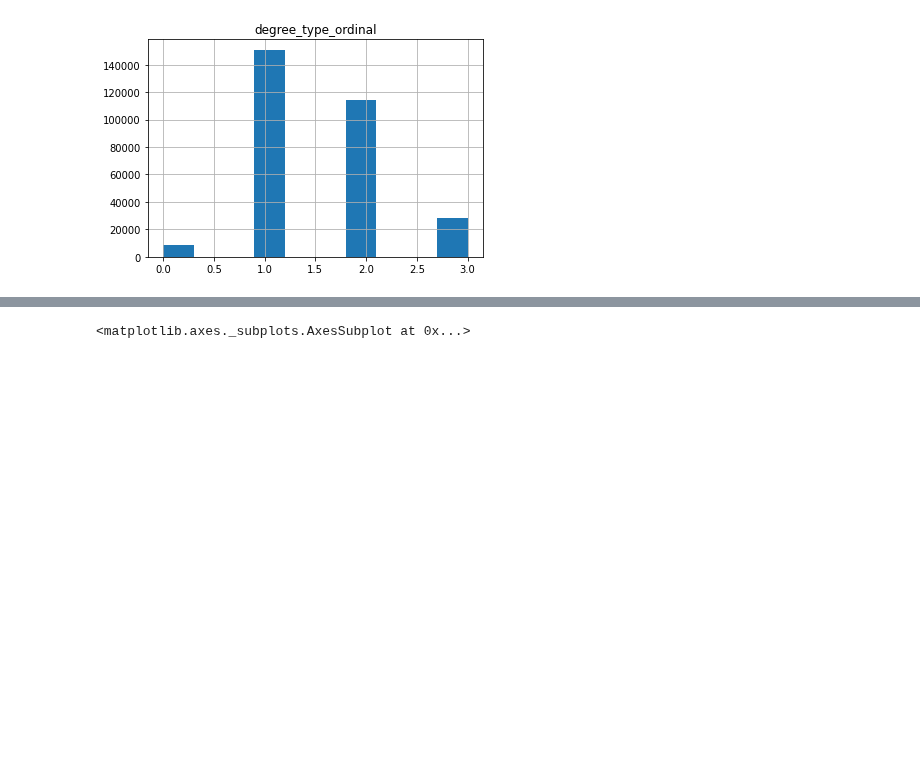
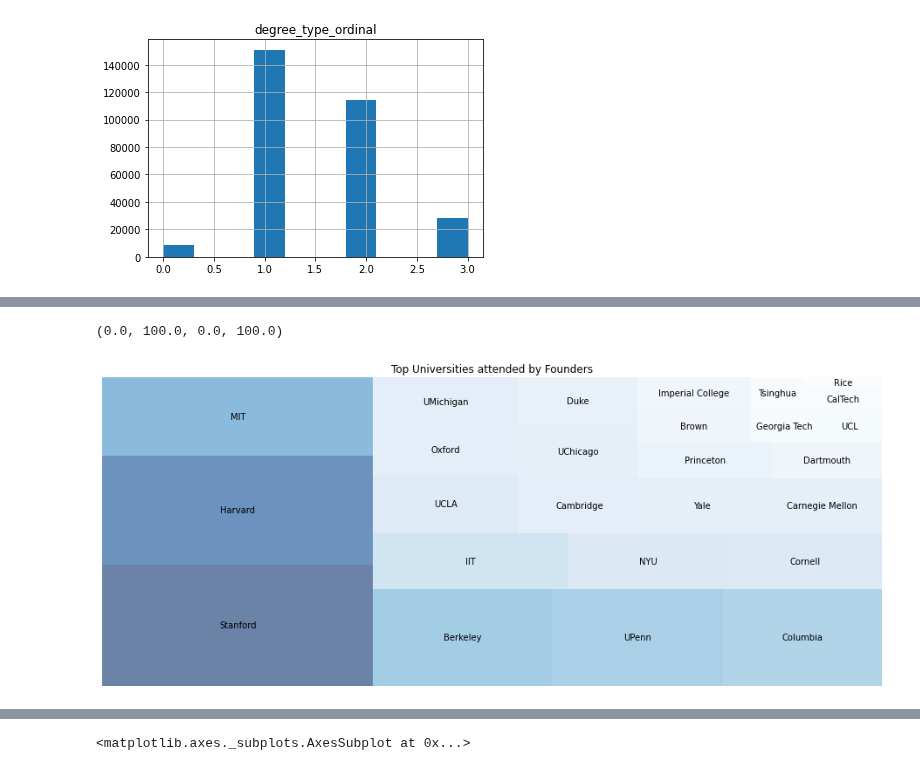
Before and after one commit to siddtheshah/vc_modeling, a Jupyter notebook: founders_features.ipynb, the cells around one changed output, grey strips where cells are left out. Saved outputs shown, nothing was run; the diff lists cells and outputs as text; code cells hidden in the pictures; blank space fills up the shorter version.

```diff
--- a/founders_features.ipynb
+++ b/founders_features.ipynb
@@ -257,3 +304,24 @@ See the caveats in the documentation: https://pandas.pydata.org/pandas-docs/stab
+# %%
+import squarify
+from matplotlib import cm, colors
+
+x = founders_df["top_college_label"].dropna().value_counts()
+labels = list(x.index)
+freq = list(x)
+
+fig = plt.gcf()
+ax = fig.add_subplot()
+fig.set_size_inches(16, 6.5)
+
+norm = colors.Normalize(vmin=min(freq), vmax=max(freq))
+colors = [cm.Blues(norm(value)) for value in freq]
+
+squarify.plot(label=labels, sizes=freq, color=colors, alpha=0.6)
+plt.title("Top Universities attended by Founders")
+plt.axis('off')
+# %% [output]
+(0.0, 100.0, 0.0, 100.0)
+[figure, added]
 # %%
 any_top_college = founders_df["top_college"].groupby(founders_df.index).apply(lambda r: r.max(skipna=True))
 max_degree_ordinal = founders_df["degree_type_ordinal"].groupby(founders_df.index).apply(lambda r: r.max(skipna=True))
```
Also changed, not shown: parts of 7 cells of this notebook.
